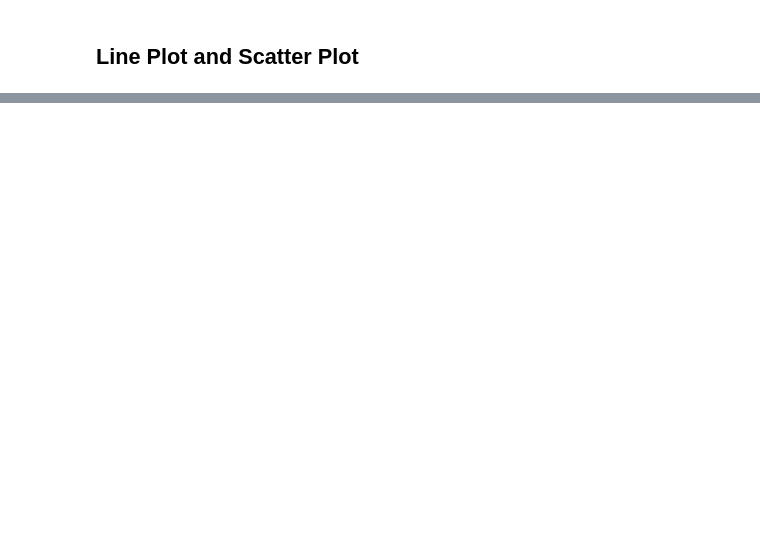
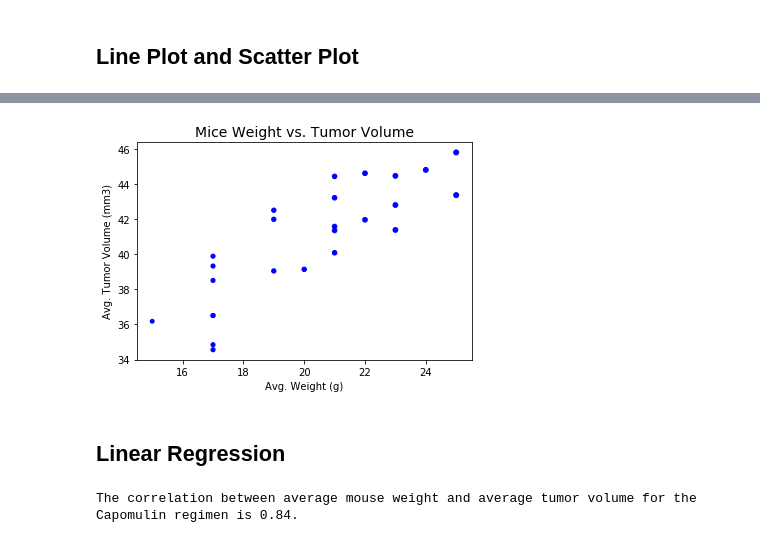
Before and after one commit to golson002/05-MatPlotLib-Challenge, a Jupyter notebook: Pymaceuticals/MatPlotLib_Submission.ipynb, the cells around one changed output, grey strips where cells are left out. Drawn from its saved outputs; the diff is of its cells as text; code cells hidden in the pictures; blank space fills up the shorter version.

```diff
--- a/Pymaceuticals/MatPlotLib_Submission.ipynb
+++ b/Pymaceuticals/MatPlotLib_Submission.ipynb
@@ -492,0 +586,23 @@ plt.show()
+# %%
+# Create a scatter plot of tumor volume versus mouse weight for the Capomulin treatment regimen
+capomulin_mice_grouped = capomulin_mice.groupby('Mouse ID').mean()
+average_weight = capomulin_mice_grouped['Weight (g)']
+average_tumor_vol = capomulin_mice_grouped['Tumor Volume (mm3)']
+
+x_axis_sp = average_weight
+y_axis_sp = average_tumor_vol
+plt.scatter(x_axis_sp, y_axis_sp, marker = 'o', facecolor = 'blue', edgecolor = 'blue', s = x_axis_sp)
+plt.xlabel('Avg. Weight (g)')
+plt.ylabel('Avg. Tumor Volume (mm3)')
+plt.title('Mice Weight vs. Tumor Volume', fontsize = 14)
+plt.show()
+# %% [output]
+[figure, added]
+# %% [markdown]
+## Linear Regression
+# %%
+# Calculate the correlation coefficient for mouse weight and average tumor volume for the Capomulin regimen
+correlation = st.pearsonr(average_weight, average_tumor_vol)
+print(f'The correlation between average mouse weight and average tumor volume for the Capomulin regimen is {(round(correlation[0],2))}.')
+# %% [output]
+The correlation between average mouse weight and average tumor volume for the Capomulin regimen is 0.84.
```
Also changed, not shown: parts of 15 cells of this notebook.
